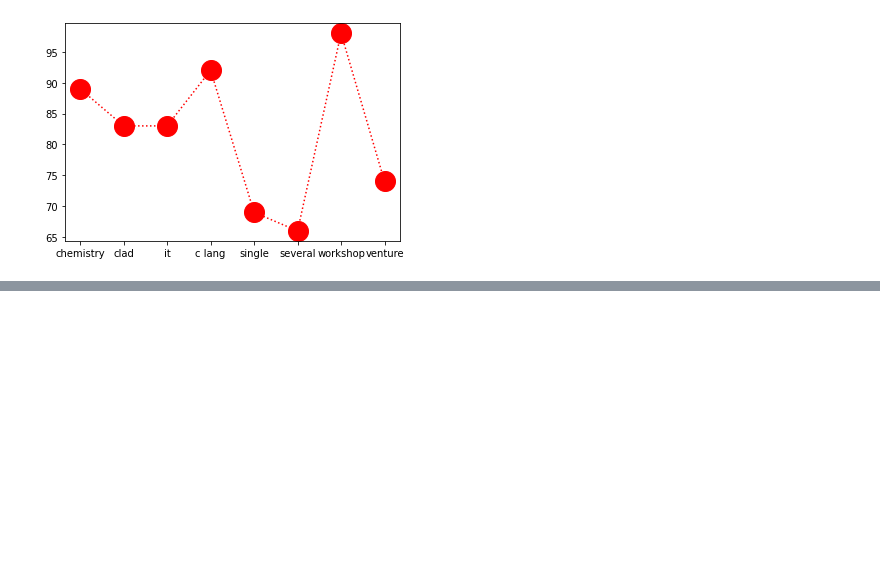
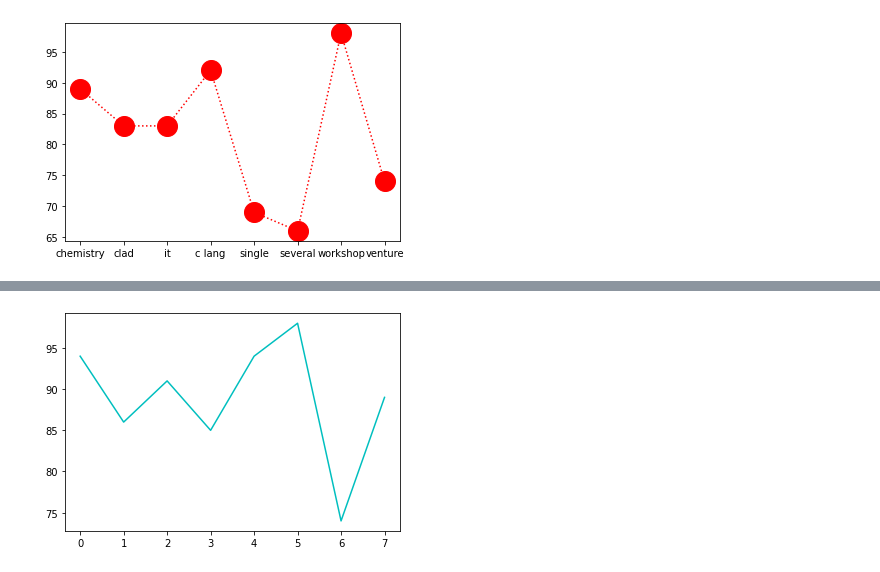
Before and after one commit to praneetha2003/python-new, a Jupyter notebook: matplotlib.ipynb, the cells around one changed output, grey strips where cells are left out. Cells and saved outputs as stored; diff of their text form; code cells hidden in the pictures; blank space fills up the shorter version.

```diff
--- a/matplotlib.ipynb
+++ b/matplotlib.ipynb
@@ -116,0 +127,10 @@ plt.show()
+# %%
+import matplotlib.pyplot as plt
+import numpy as np
+
+ypoints = np.array([94,86,91,85,94,98,74,89])
+
+plt.plot(ypoints, color = 'c')
+plt.show()
+# %% [output]
+[figure, added]
```
Also changed, not shown: parts of 1 cell of this notebook.
